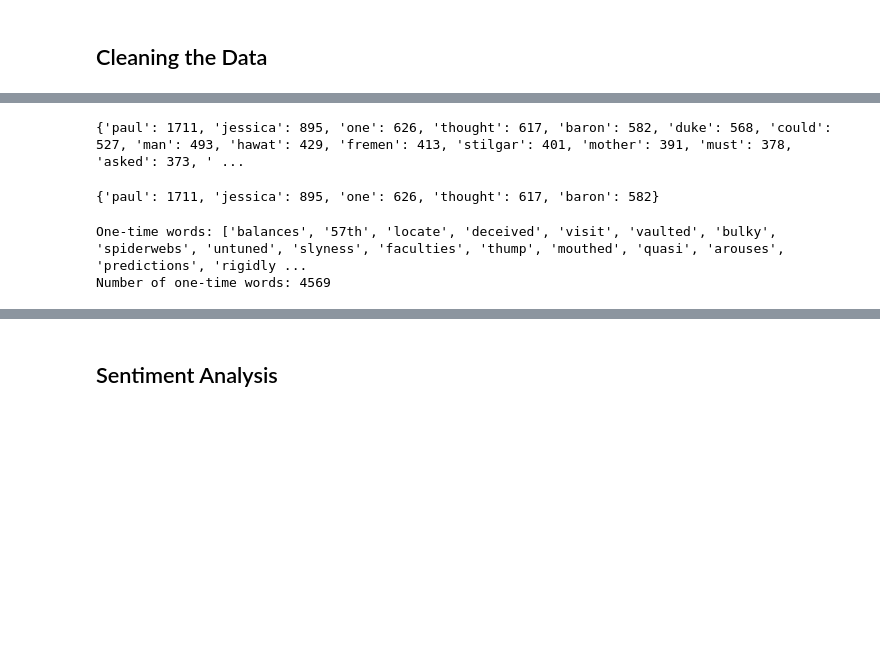
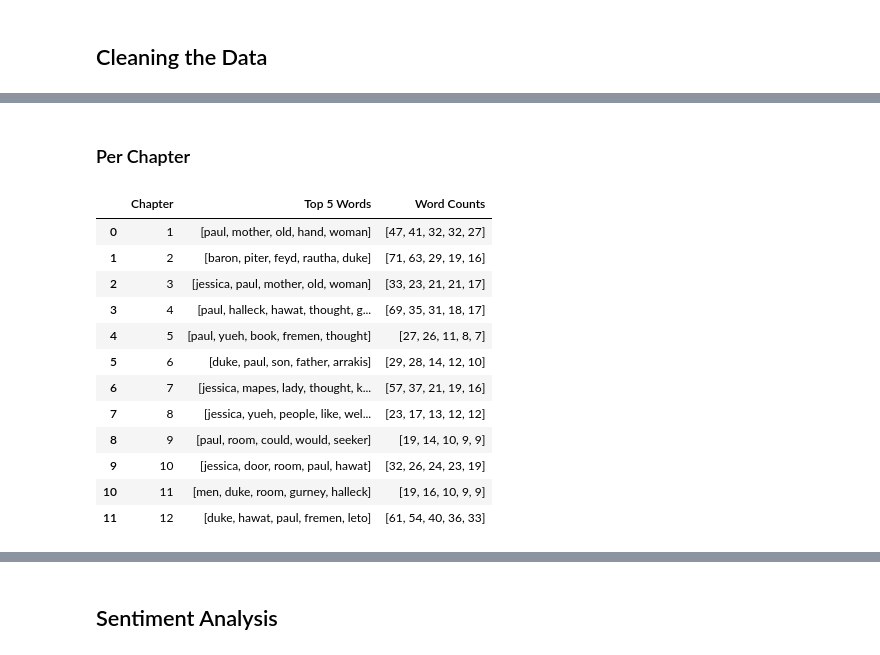
Before and after one commit to DaniCor3/Dani_Math120_Final_Project, a Jupyter notebook: Final_Project.ipynb, the cells around one changed output, grey strips where cells are left out. Drawn from its saved outputs; the diff is of its cells as text; code cells hidden in the pictures; blank space fills up the shorter version.

```diff
--- a/Final_Project.ipynb
+++ b/Final_Project.ipynb
@@ -228,22 +105,0 @@ def chWordCounts(tokenized):
-# %%
-def top5Chapter(chCounter):
-  '''
-  Separates the top 5 word entries per chapter.
-  '''
-  if type(chCounter)!=list:
-    raise TypeError('chCounter must be a list!')
-  if chCounter==[]:
-    raise ValueError('chCounter cannot be empty!')
-
-  chTop5Words=[]
-  chTop5Nums=[]
-  for ch in chCounter:
-    words=[]
-    nums=[]
-    for i in range(5):
-      words.append(list(ch.keys())[i])
-      nums.append(list(ch.values())[i])
-    chTop5Words.append(words)
-    chTop5Nums.append(nums)
-
-  return chTop5Words, chTop5Nums
@@ -310,18 +106,32 @@ def bookTop5(totalCount):
-# %%
-totalCount=bookWordCounts(chCounter)
-print(totalCount)
-bookTop5(totalCount)
-# %% [output]
-{'paul': 1711, 'jessica': 895, 'one': 626, 'thought': 617, 'baron': 582, 'duke': 568, 'could': 527, 'man': 493, 'hawat': 429, 'fremen': 413, 'stilgar': 401, 'mother': 391, 'must': 378, 'asked': 373, ' ...
-{'paul': 1711, 'jessica': 895, 'one': 626, 'thought': 617, 'baron': 582}
-# %%
-oneTimeWords=[]
-for word, count in totalCount.items():
-  if count==1:
-    oneTimeWords.append(word)
-
-print(f'One-time words: {oneTimeWords}')
-print(f'Number of one-time words: {len(oneTimeWords)}')
-# %% [output]
-One-time words: ['balances', '57th', 'locate', 'deceived', 'visit', 'vaulted', 'bulky', 'spiderwebs', 'untuned', 'slyness', 'faculties', 'thump', 'mouthed', 'quasi', 'arouses', 'predictions', 'rigidly ...
-Number of one-time words: 4569
+# %% [markdown]
+### Per Chapter
+# %%
+# Make a list of sorted dicts including every word and their counts for each chapter
+chCounter=chWordCounts(tokenized)
+
+# Find the top 5 words and their counts for each chapter
+# Output is two separate lists, one with the words, the other with the counts
+chTop5Words, chTop5Nums = top5Chapter(chCounter)
+
+# Show as a DataFrame
+dfTop5 = pd.DataFrame({
+    'Chapter': list(range(1,49)),
+    'Top 5 Words': chTop5Words,
+    'Word Counts': chTop5Nums
+})
+
+dfTop5.head(12)
+# %% [output]
+|  | Chapter | Top 5 Words | Word Counts |
+| 0 | 1 | [paul, mother, old, hand, woman] | [47, 41, 32, 32, 27] |
+| 1 | 2 | [baron, piter, feyd, rautha, duke] | [71, 63, 29, 19, 16] |
+| 2 | 3 | [jessica, paul, mother, old, woman] | [33, 23, 21, 21, 17] |
+| 3 | 4 | [paul, halleck, hawat, thought, g... | [69, 35, 31, 18, 17] |
+| 4 | 5 | [paul, yueh, book, fremen, thought] | [27, 26, 11, 8, 7] |
+| 5 | 6 | [duke, paul, son, father, arrakis] | [29, 28, 14, 12, 10] |
+| 6 | 7 | [jessica, mapes, lady, thought, k... | [57, 37, 21, 19, 16] |
+| 7 | 8 | [jessica, yueh, people, like, wel... | [23, 17, 13, 12, 12] |
+| 8 | 9 | [paul, room, could, would, seeker] | [19, 14, 10, 9, 9] |
+| 9 | 10 | [jessica, door, room, paul, hawat] | [32, 26, 24, 23, 19] |
+| 10 | 11 | [men, duke, room, gurney, halleck] | [19, 16, 10, 9, 9] |
+| 11 | 12 | [duke, hawat, paul, fremen, leto] | [61, 54, 40, 36, 33] |
```
Also changed, not shown: parts of 41 cells of this notebook.
